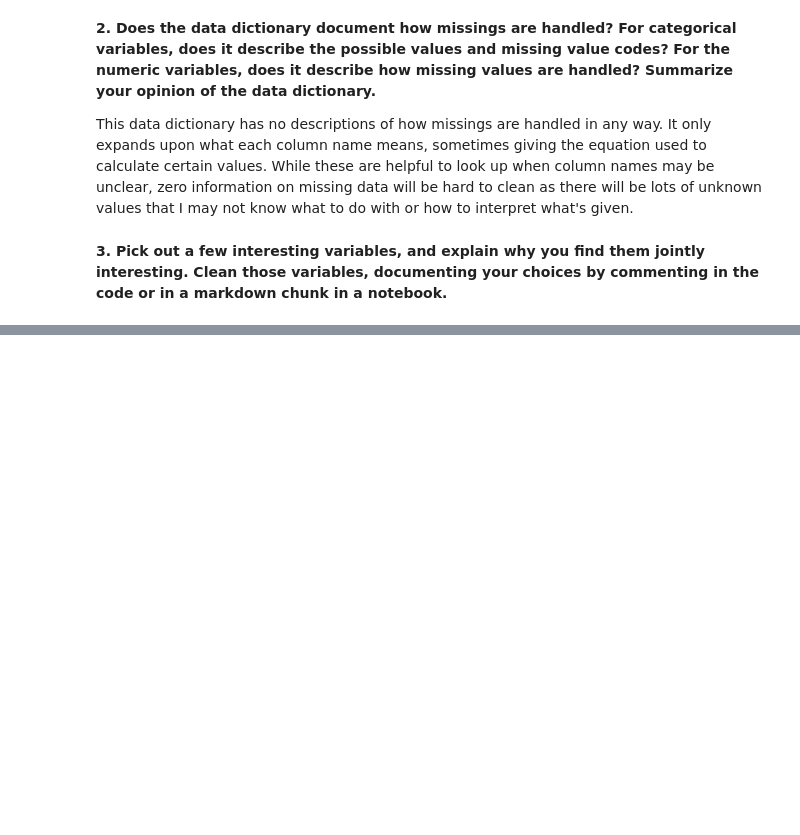
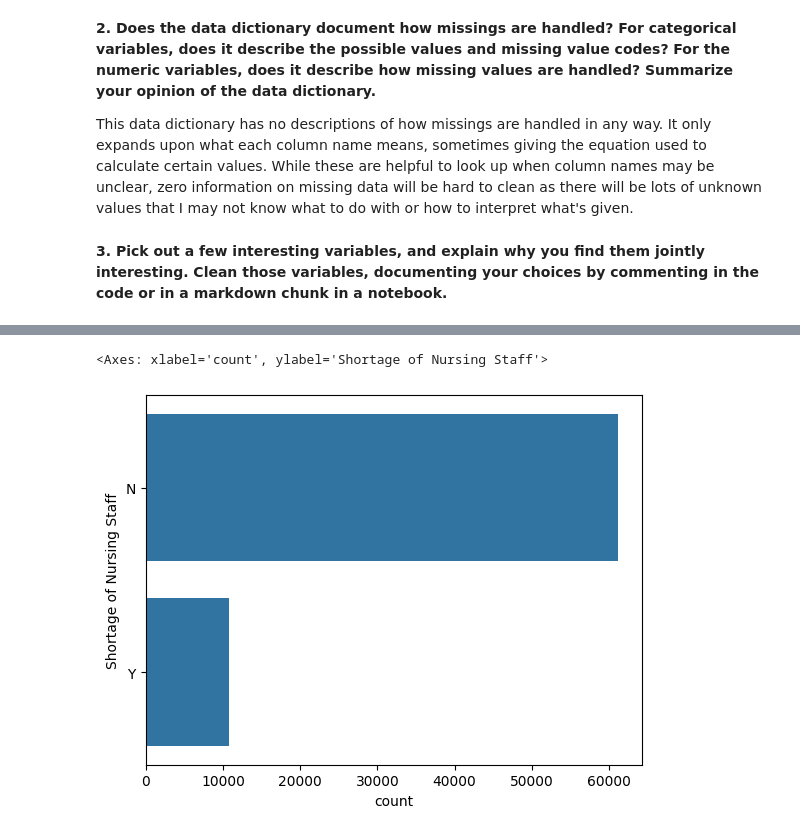
Before and after one commit to kirsten-fung/visualization, a Jupyter notebook: assignment/assignment.ipynb, the cells around one changed output, grey strips where cells are left out. Cells and saved outputs as stored; diff of their text form; code cells hidden in the pictures; blank space fills up the shorter version.

```diff
--- a/assignment/assignment.ipynb
+++ b/assignment/assignment.ipynb
@@ -292,0 +336,7 @@ Name: Residents Total Confirmed COVID-19, Length: 430, dtype: int64
+# %%
+sns.countplot(df['Shortage of Nursing Staff'])
+# This makes more sense to display the number of yes or no shortages of nursing staff
+# There are no outliers but there are over 10,000 counts of nursing staff shortages which is not good
+# %% [output]
+<Axes: xlabel='count', ylabel='Shortage of Nursing Staff'>
+[figure, added]
```
Also changed, not shown: parts of 17 cells of this notebook.
